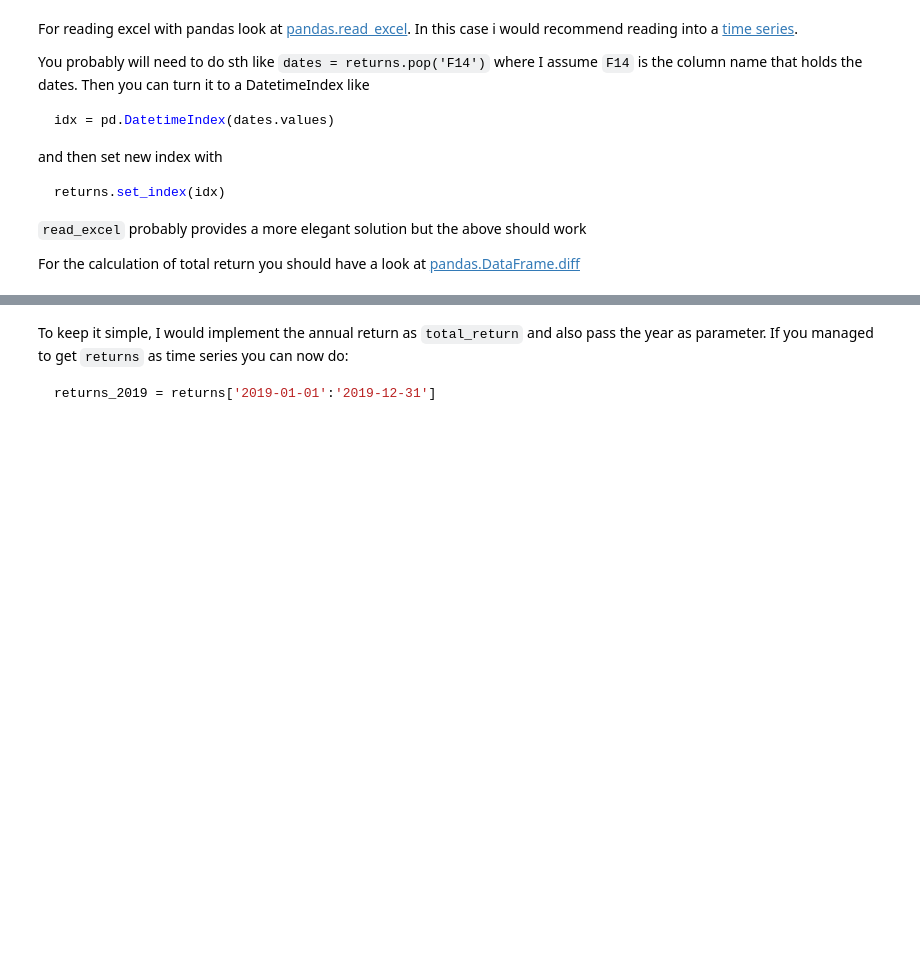
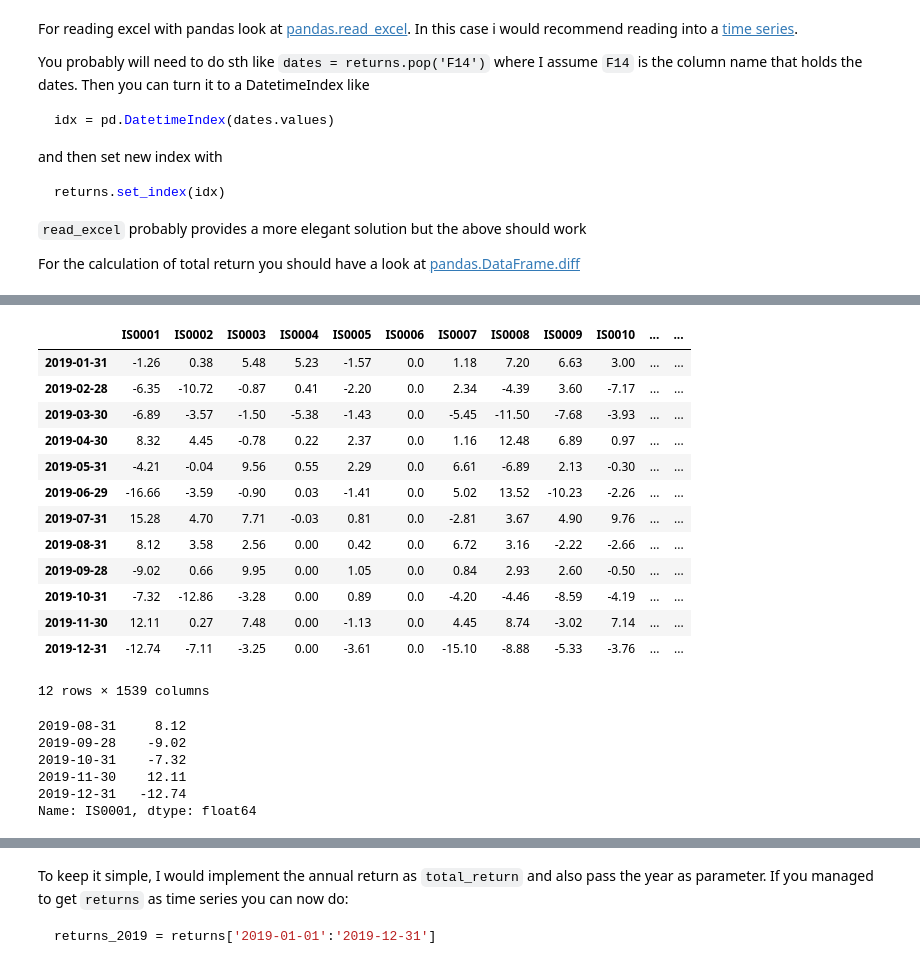
Before and after one commit to Lennox-hub/Aufgaben2, a Jupyter notebook: Aufgabe Teil 1.ipynb, the cells around one changed output, grey strips where cells are left out. Saved outputs shown, nothing was run; the diff lists cells and outputs as text; code cells hidden in the pictures; blank space fills up the shorter version.

```diff
--- a/Aufgabe Teil 1.ipynb
+++ b/Aufgabe Teil 1.ipynb
@@ -100,0 +87,9 @@ def total_return(portfolio):
+# %%
+# Here i would turn it into a time series (as explained above) for convenience like this:
+
+dates = data.pop('F14')
+idx = pd.DatetimeIndex(dates.values)
+timeseries = data.set_index(idx)
+
+# data as time series
+timeseries
@@ -100,0 +110,19 @@ def total_return(portfolio):
+# %%
+# With time series it's easy to access time frames, you might need this for annual return
+# Like e.g:
+timeseries['2019']
+# %% [output]
+|  | IS0001 | IS0002 | IS0003 | IS0004 | IS0005 | IS0006 | IS0007 | IS0008 | IS0009 | IS0010 | ... | ... |
+| 2019-01-31 | -1.26 | 0.38 | 5.48 | 5.23 | -1.57 | 0.0 | 1.18 | 7.20 | 6.63 | 3.00 | ... | ... |
+| 2019-02-28 | -6.35 | -10.72 | -0.87 | 0.41 | -2.20 | 0.0 | 2.34 | -4.39 | 3.60 | -7.17 | ... | ... |
+| 2019-03-30 | -6.89 | -3.57 | -1.50 | -5.38 | -1.43 | 0.0 | -5.45 | -11.50 | -7.68 | -3.93 | ... | ... |
+| 2019-04-30 | 8.32 | 4.45 | -0.78 | 0.22 | 2.37 | 0.0 | 1.16 | 12.48 | 6.89 | 0.97 | ... | ... |
+| 2019-05-31 | -4.21 | -0.04 | 9.56 | 0.55 | 2.29 | 0.0 | 6.61 | -6.89 | 2.13 | -0.30 | ... | ... |
+| 2019-06-29 | -16.66 | -3.59 | -0.90 | 0.03 | -1.41 | 0.0 | 5.02 | 13.52 | -10.23 | -2.26 | ... | ... |
+| 2019-07-31 | 15.28 | 4.70 | 7.71 | -0.03 | 0.81 | 0.0 | -2.81 | 3.67 | 4.90 | 9.76 | ... | ... |
+| 2019-08-31 | 8.12 | 3.58 | 2.56 | 0.00 | 0.42 | 0.0 | 6.72 | 3.16 | -2.22 | -2.66 | ... | ... |
+| 2019-09-28 | -9.02 | 0.66 | 9.95 | 0.00 | 1.05 | 0.0 | 0.84 | 2.93 | 2.60 | -0.50 | ... | ... |
+| 2019-10-31 | -7.32 | -12.86 | -3.28 | 0.00 | 0.89 | 0.0 | -4.20 | -4.46 | -8.59 | -4.19 | ... | ... |
+| 2019-11-30 | 12.11 | 0.27 | 7.48 | 0.00 | -1.13 | 0.0 | 4.45 | 8.74 | -3.02 | 7.14 | ... | ... |
+| 2019-12-31 | -12.74 | -7.11 | -3.25 | 0.00 | -3.61 | 0.0 | -15.10 | -8.88 | -5.33 | -3.76 | ... | ... |
+12 rows × 1539 columns
@@ -100,0 +135,10 @@ def total_return(portfolio):
+# %%
+# or a Stock Code and a time period
+timeseries['IS0001']['2019-08-01':'2019-12-31']
+# %% [output]
+2019-08-31     8.12
+2019-09-28    -9.02
+2019-10-31    -7.32
+2019-11-30    12.11
+2019-12-31   -12.74
+Name: IS0001, dtype: float64
```
Also changed, not shown: parts of 8 cells of this notebook.
